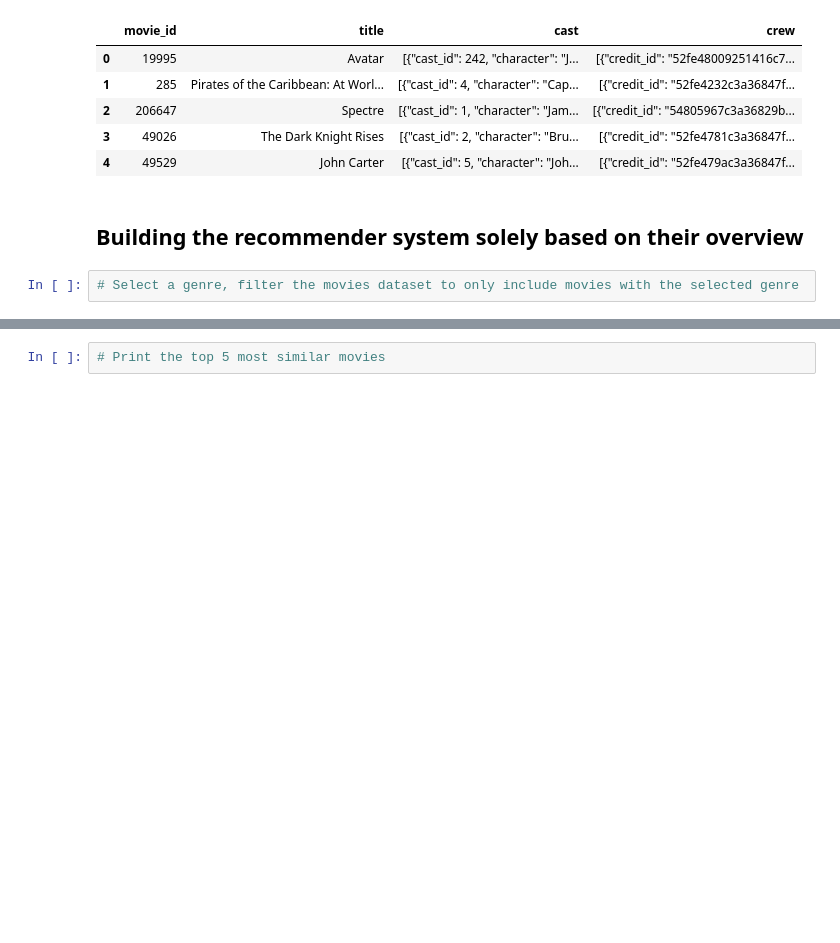
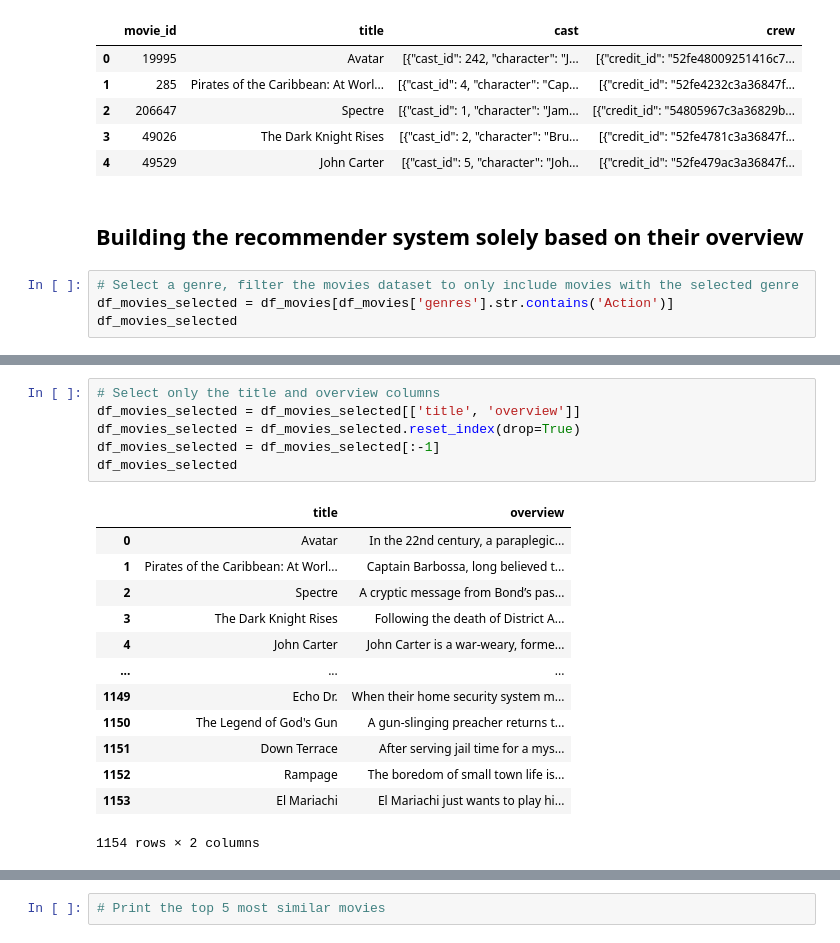
Before and after one commit to debnathk/nlp, a Jupyter notebook: code/exercise_movie_recommender_system.ipynb, the cells around one changed output, grey strips where cells are left out. Cells and saved outputs as stored; diff of their text form; blank space fills up the shorter version.

```diff
--- a/code/exercise_movie_recommender_system.ipynb
+++ b/code/exercise_movie_recommender_system.ipynb
@@ -32,3 +32,5 @@ df_credits.head()
 ## Building the recommender system solely based on their overview
 # %%
 # Select a genre, filter the movies dataset to only include movies with the selected genre
+df_movies_selected = df_movies[df_movies['genres'].str.contains('Action')]
+df_movies_selected
@@ -34,0 +60,20 @@ df_credits.head()
+# %%
+# Select only the title and overview columns
+df_movies_selected = df_movies_selected[['title', 'overview']]
+df_movies_selected = df_movies_selected.reset_index(drop=True)
+df_movies_selected = df_movies_selected[:-1]
+df_movies_selected
+# %% [output]
+|  | title | overview |
+| 0 | Avatar | In the 22nd century, a paraplegic... |
+| 1 | Pirates of the Caribbean: At Worl... | Captain Barbossa, long believed t... |
+| 2 | Spectre | A cryptic message from Bond’s pas... |
+| 3 | The Dark Knight Rises | Following the death of District A... |
+| 4 | John Carter | John Carter is a war-weary, forme... |
+| ... | ... | ... |
+| 1149 | Echo Dr. | When their home security system m... |
+| 1150 | The Legend of God's Gun | A gun-slinging preacher returns t... |
+| 1151 | Down Terrace | After serving jail time for a mys... |
+| 1152 | Rampage | The boredom of small town life is... |
+| 1153 | El Mariachi | El Mariachi just wants to play hi... |
+1154 rows × 2 columns
```
Also changed, not shown: parts of 9 cells of this notebook.
